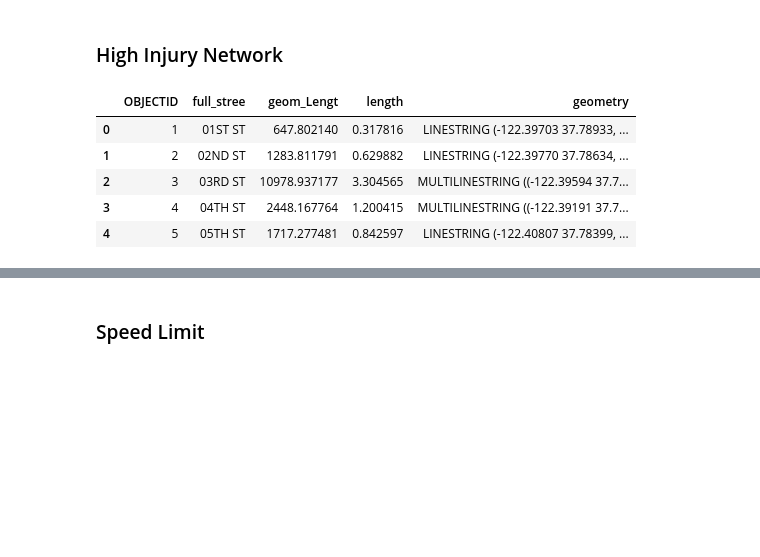
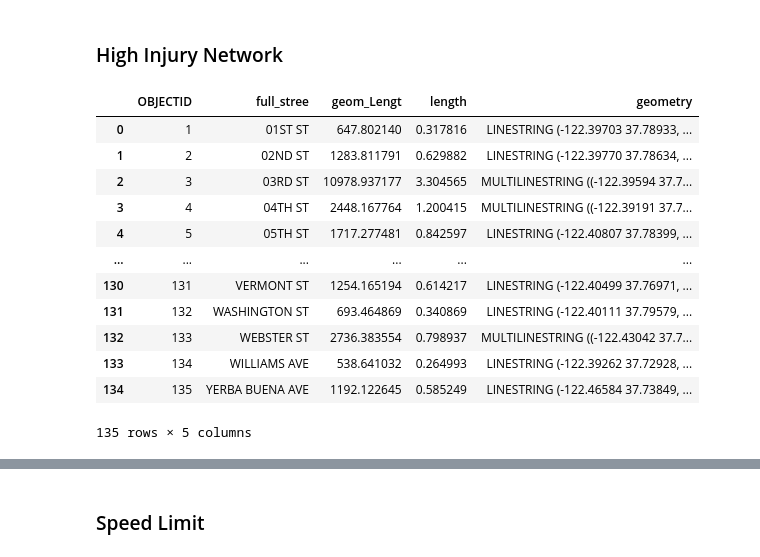
Before and after one commit to hua-mike/cp255-project, a Jupyter notebook: cp255-project-nb.ipynb, the cells around one changed output, grey strips where cells are left out. Drawn from its saved outputs; the diff is of its cells as text; code cells hidden in the pictures; blank space fills up the shorter version.

```diff
--- a/cp255-project-nb.ipynb
+++ b/cp255-project-nb.ipynb
@@ -29,6 +29,10 @@ from shapely.geometry import shape
 import shapely.geometry
 import plotly.figure_factory as ff
 import plotly.express as px
+# %%
+# define project CRS
+projected_crs = 'epsg:26910'
+geo_crs = 'epsg:4326'
 # %%
 cw_raw = pd.read_csv('data/moran_crosswalks_sf-1.csv')
 cw = gpd.GeoDataFrame(cw_raw, geometry=gpd.points_from_xy(cw_raw.longitude, cw_raw.latitude))
@@ -171,12 +204,19 @@ fig.show()
 ### High Injury Network
 # %%
 injnet = gpd.read_file('Data/high-injury-network/vz_hin_2017_single_line.shp')
-injnet = injnet.to_crs(4326)
-injnet.head()
+injnet = injnet.to_crs(geo_crs)
+injnet
 # %% [output]
 |  | OBJECTID | full_stree | geom_Lengt | length | geometry |
 | 0 | 1 | 01ST ST | 647.802140 | 0.317816 | LINESTRING (-122.39703 37.78933, ... |
 | 1 | 2 | 02ND ST | 1283.811791 | 0.629882 | LINESTRING (-122.39770 37.78634, ... |
 | 2 | 3 | 03RD ST | 10978.937177 | 3.304565 | MULTILINESTRING ((-122.39594 37.7... |
 | 3 | 4 | 04TH ST | 2448.167764 | 1.200415 | MULTILINESTRING ((-122.39191 37.7... |
 | 4 | 5 | 05TH ST | 1717.277481 | 0.842597 | LINESTRING (-122.40807 37.78399, ... |
+| ... | ... | ... | ... | ... | ... |
+| 130 | 131 | VERMONT ST | 1254.165194 | 0.614217 | LINESTRING (-122.40499 37.76971, ... |
+| 131 | 132 | WASHINGTON ST | 693.464869 | 0.340869 | LINESTRING (-122.40111 37.79579, ... |
+| 132 | 133 | WEBSTER ST | 2736.383554 | 0.798937 | MULTILINESTRING ((-122.43042 37.7... |
+| 133 | 134 | WILLIAMS AVE | 538.641032 | 0.264993 | LINESTRING (-122.39262 37.72928, ... |
+| 134 | 135 | YERBA BUENA AVE | 1192.122645 | 0.585249 | LINESTRING (-122.46584 37.73849, ... |
+135 rows × 5 columns
```
Also changed, not shown: parts of 23 cells of this notebook.
